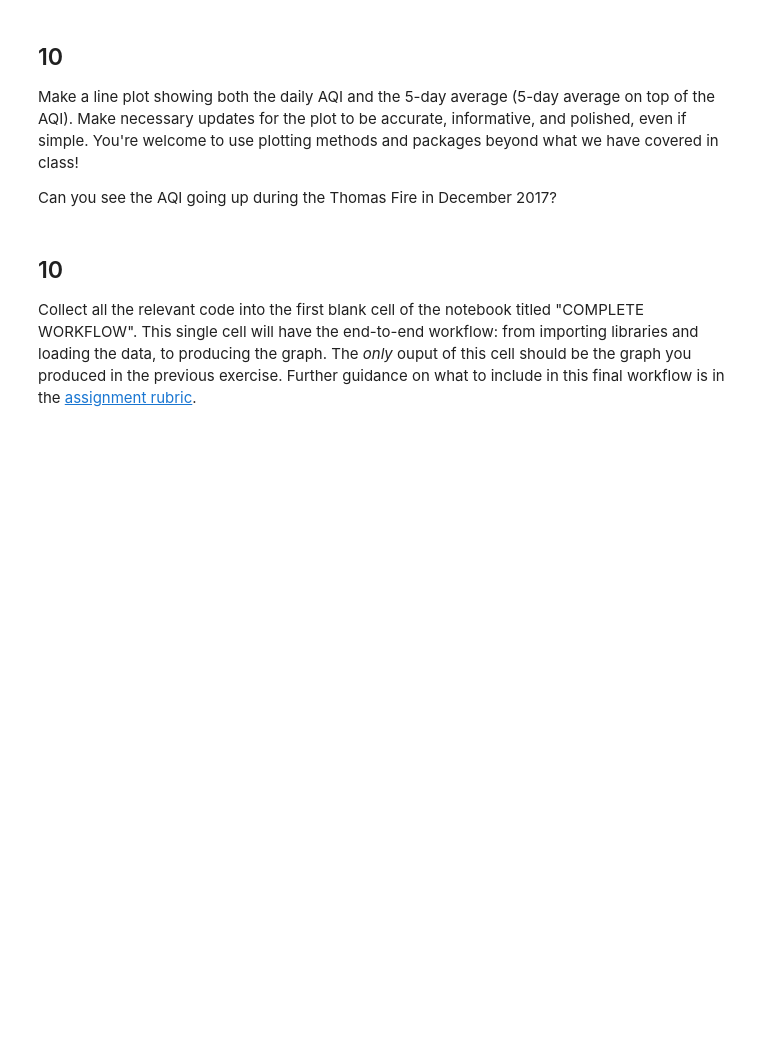
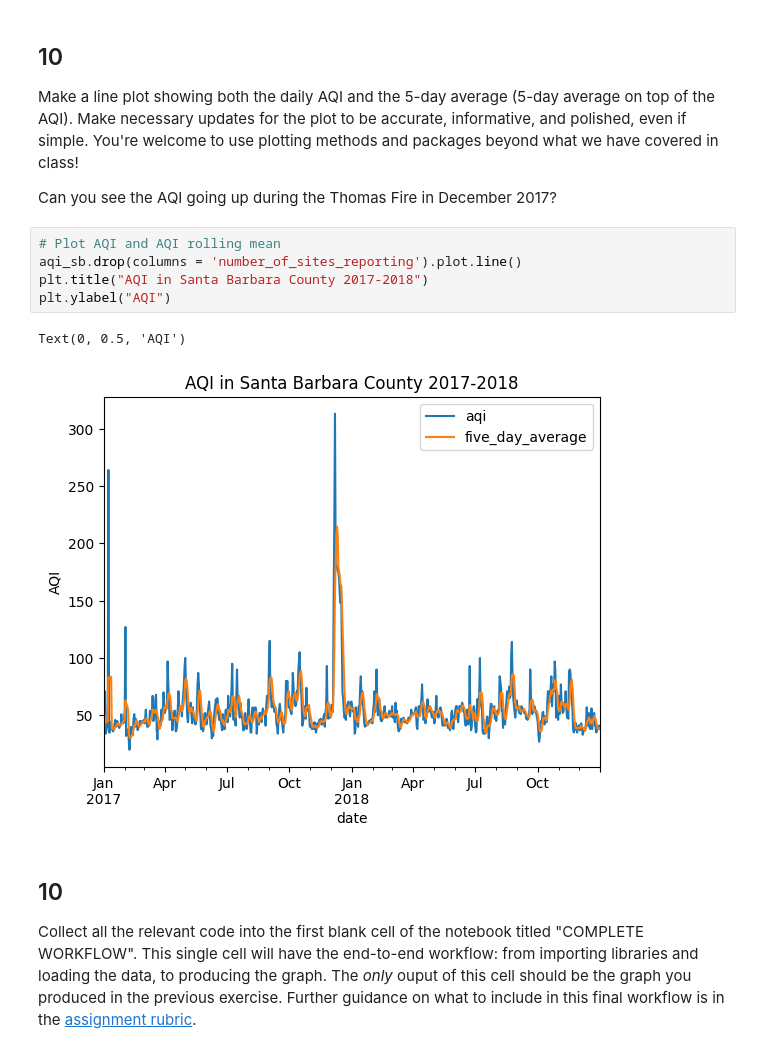
Before and after one commit to ceh58/eds220-hwk2, a Jupyter notebook: hwk2-task3-aqi.ipynb, the cells around one changed output. Drawn from its saved outputs; the diff is of its cells as text; blank space fills up the shorter version.

```diff
--- a/hwk2-task3-aqi.ipynb
+++ b/hwk2-task3-aqi.ipynb
@@ -301,6 +303,14 @@ aqi_sb['five_day_average'] = aqi_sb['aqi'].rolling('5D').mean()
 Make a line plot showing both the daily AQI and the 5-day average (5-day average on top of the AQI). Make necessary updates for the plot to be accurate, informative, and polished, even if simple. You're welcome to use plotting methods and packages beyond what we have covered in class!
 
 Can you see the AQI going up during the Thomas Fire in December 2017?
+# %%
+# Plot AQI and AQI rolling mean
+aqi_sb.drop(columns = 'number_of_sites_reporting').plot.line()
+plt.title("AQI in Santa Barbara County 2017-2018")
+plt.ylabel("AQI")
+# %% [output]
+Text(0, 0.5, 'AQI')
+[figure, added]
 # %% [markdown]
 ## 10
 
```
Also changed, not shown: parts of 3 cells of this notebook.
